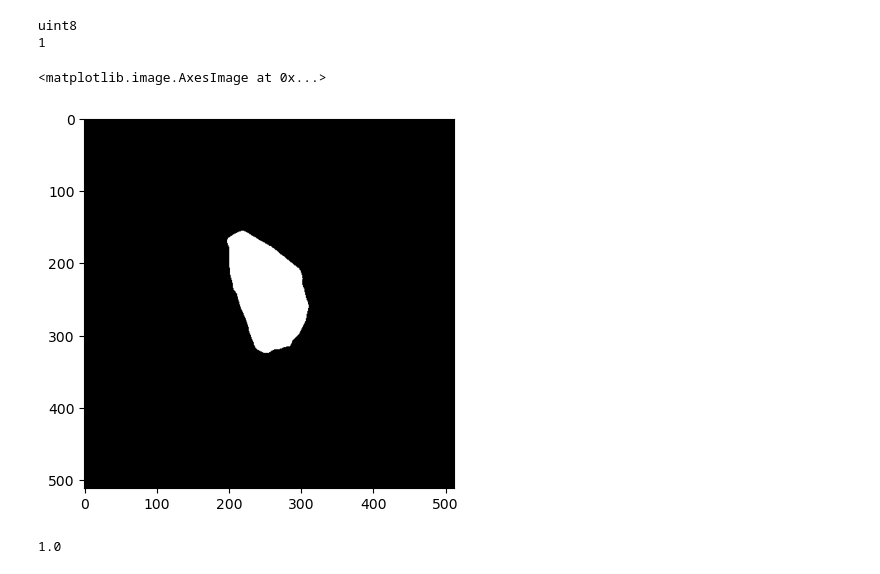
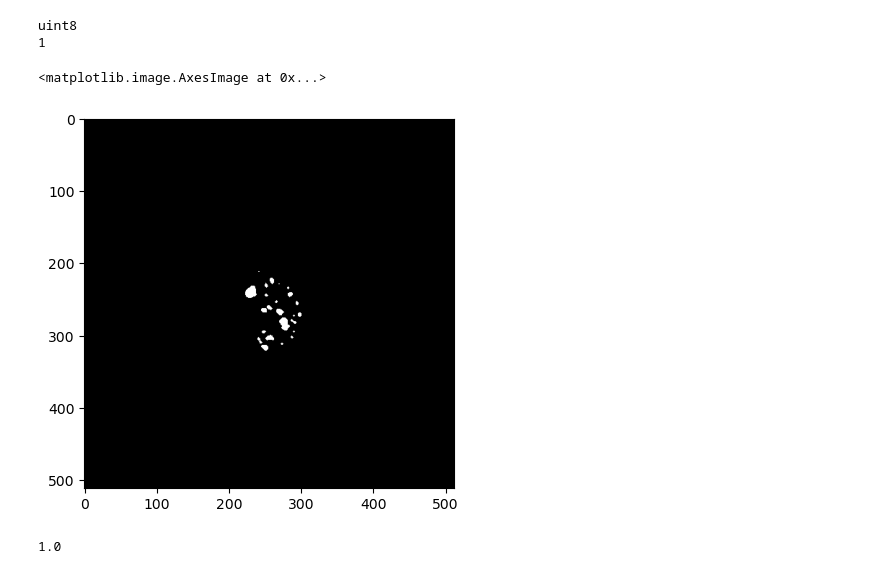
Before and after one commit to EmmaSchmidt2021/Kidney-Segmentation-Jupyter, a Jupyter notebook: (3) Load weighs and predict Kidney mask - Data Generator.ipynb, the cells around one changed output. Cells and saved outputs as stored; diff of their text form; code cells hidden in the pictures.

Commit message:
Train Mayo Cyst

```diff
--- a/(3) Load weighs and predict Kidney mask - Data Generator.ipynb
+++ b/(3) Load weighs and predict Kidney mask - Data Generator.ipynb
@@ -240,7 +240,7 @@ for i in range(len(seg_list)):
 ## Everything below here is to look at predictions, and needs to be cleaned up
 im just too afraid to delete it
 # %%
-test = np.load(r"C:\Users\UAB\data\Mayo\data\MA_385151_3_154_R_53_K.npy")
+test = np.load(r"D:\EKS-predicted\Emory\EM-cyst\MA_380166_1_120_R_50_Emory_cyst_35ep_C.npy")
 print(test.dtype)
 image = np.uint8(test)
 print(image.max())
@@ -249,10 +249,10 @@ uint8
 1
 # %%
 %matplotlib inline
-plt.imshow(test, cmap = 'gray')
+plt.imshow(test[:,:,1], cmap = 'gray')
 # %% [output]
 <matplotlib.image.AxesImage at 0x...>
-[figure, old version]
+[figure, new version]
 # %%
 test1 = test[:,:,1]
 print(test1.max())
```
Also changed, not shown: parts of 8 cells of this notebook, 4 other files.
